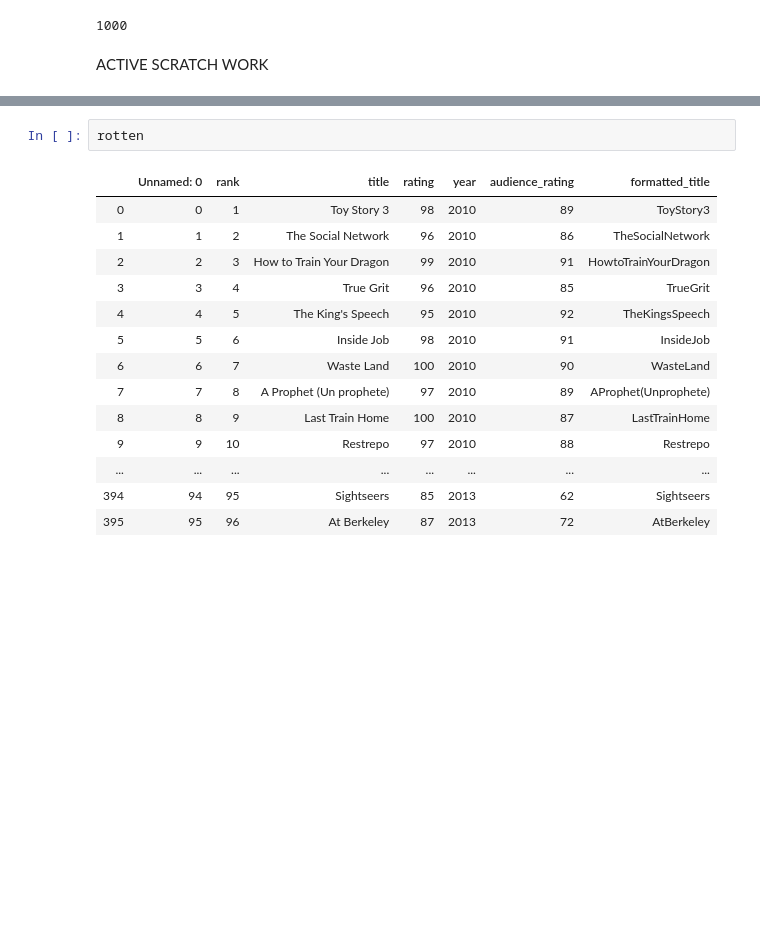
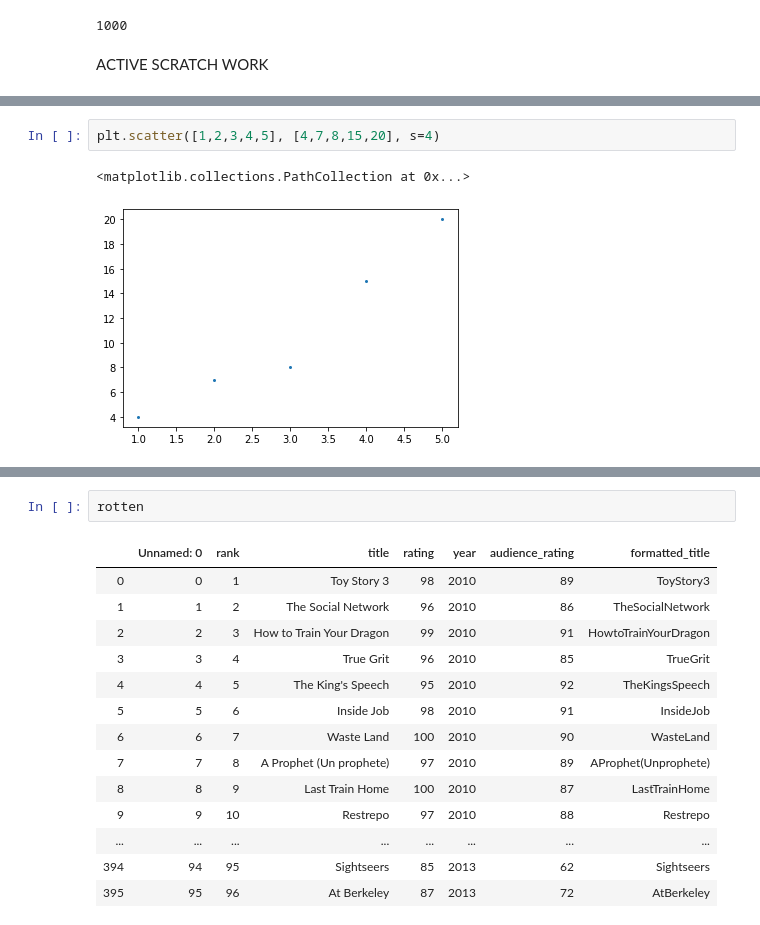
Before and after one commit to bphall/omar_brayton2, a Jupyter notebook: movie_analysis_notebook_csv_size.ipynb, the cells around one changed output, grey strips where cells are left out. Drawn from its saved outputs; the diff is of its cells as text; blank space fills up the shorter version.

```diff
--- a/movie_analysis_notebook_csv_size.ipynb
+++ b/movie_analysis_notebook_csv_size.ipynb
@@ -45,0 +216,5 @@ rotten['formatted_title'] = rotten['title']. \
+# %%
+plt.scatter([1,2,3,4,5], [4,7,8,15,20], s=4)
+# %% [output]
+<matplotlib.collections.PathCollection at 0x...>
+[figure, added]
```
Also changed, not shown: parts of 41 cells of this notebook, 1 other file.
